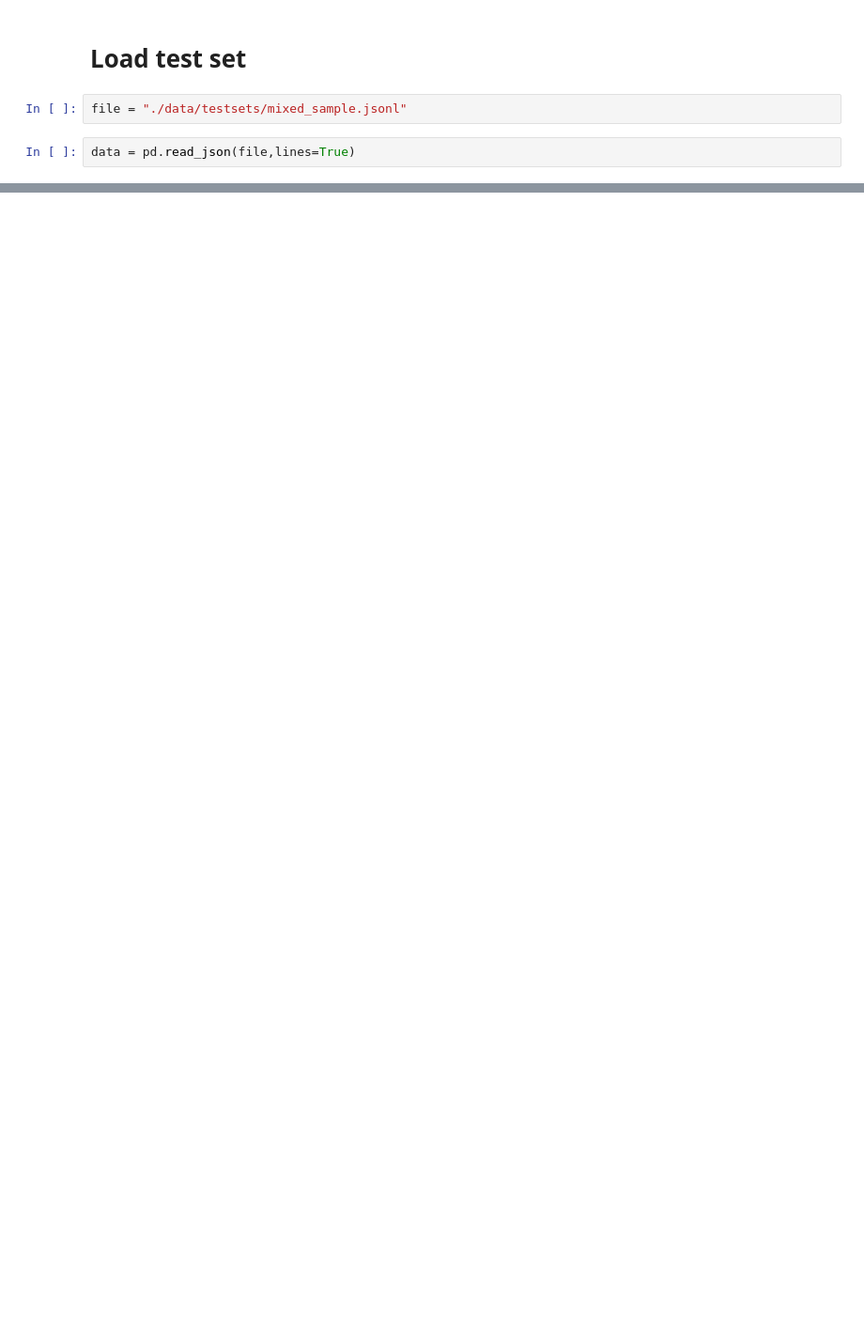
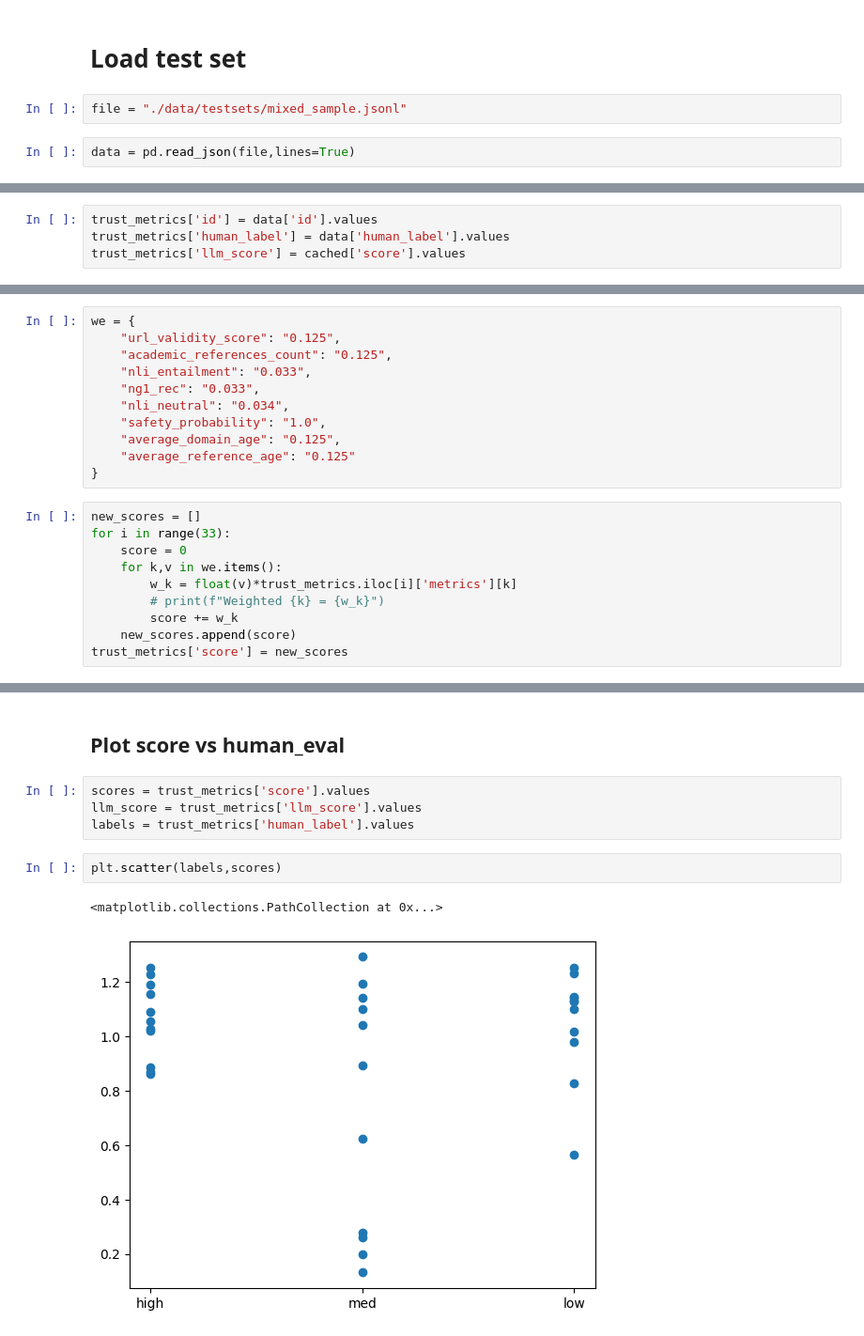
Before and after one commit to Sharma-Tavishi/TrustBench, a Jupyter notebook: trustbench/BaselineTesting.ipynb, the cells around one changed output, grey strips where cells are left out. Shown: that part at 94% size. Saved outputs shown, nothing was run; the diff lists cells and outputs as text; blank space fills up the shorter version.

```diff
--- a/trustbench/BaselineTesting.ipynb
+++ b/trustbench/BaselineTesting.ipynb
@@ -30,0 +173,4 @@ FileNotFoundError: [Errno 2] No such file or directory: 'saved_models/runtime_we
+# %%
+trust_metrics['id'] = data['id'].values
+trust_metrics['human_label'] = data['human_label'].values
+trust_metrics['llm_score'] = cached['score'].values
@@ -30,0 +214,21 @@ FileNotFoundError: [Errno 2] No such file or directory: 'saved_models/runtime_we
+# %%
+we = {
+    "url_validity_score": "0.125",
+    "academic_references_count": "0.125",
+    "nli_entailment": "0.033",
+    "ng1_rec": "0.033",
+    "nli_neutral": "0.034",
+    "safety_probability": "1.0",
+    "average_domain_age": "0.125",
+    "average_reference_age": "0.125"
+}
+# %%
+new_scores = []
+for i in range(33):
+    score = 0
+    for k,v in we.items():
+        w_k = float(v)*trust_metrics.iloc[i]['metrics'][k]
+        # print(f"Weighted {k} = {w_k}")
+        score += w_k
+    new_scores.append(score)
+trust_metrics['score'] = new_scores
@@ -30,0 +345,11 @@ FileNotFoundError: [Errno 2] No such file or directory: 'saved_models/runtime_we
+# %% [markdown]
+## Plot score vs human_eval
+# %%
+scores = trust_metrics['score'].values
+llm_score = trust_metrics['llm_score'].values
+labels = trust_metrics['human_label'].values
+# %%
+plt.scatter(labels,scores)
+# %% [output]
+<matplotlib.collections.PathCollection at 0x...>
+[figure, added]
```
Also changed, not shown: parts of 27 cells of this notebook, 17 other files.
